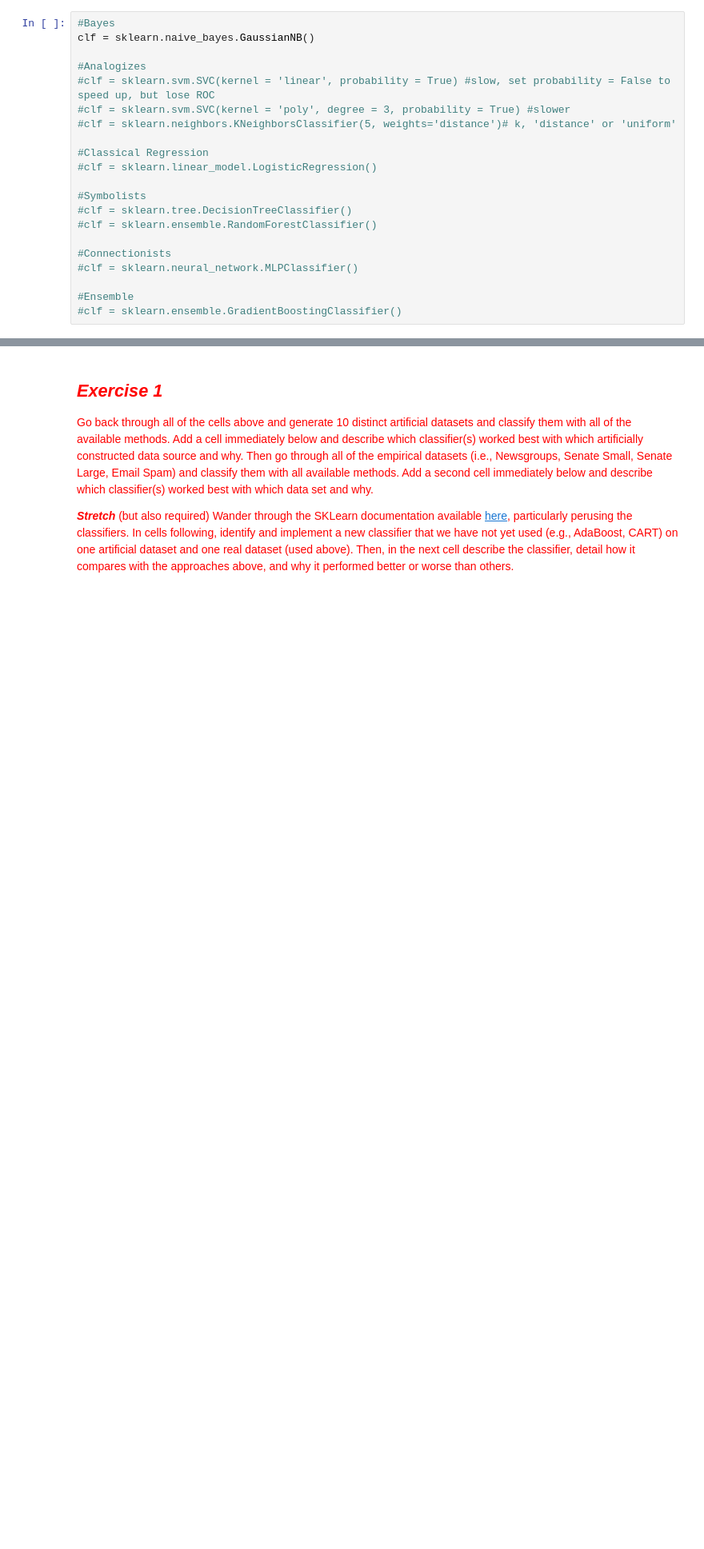
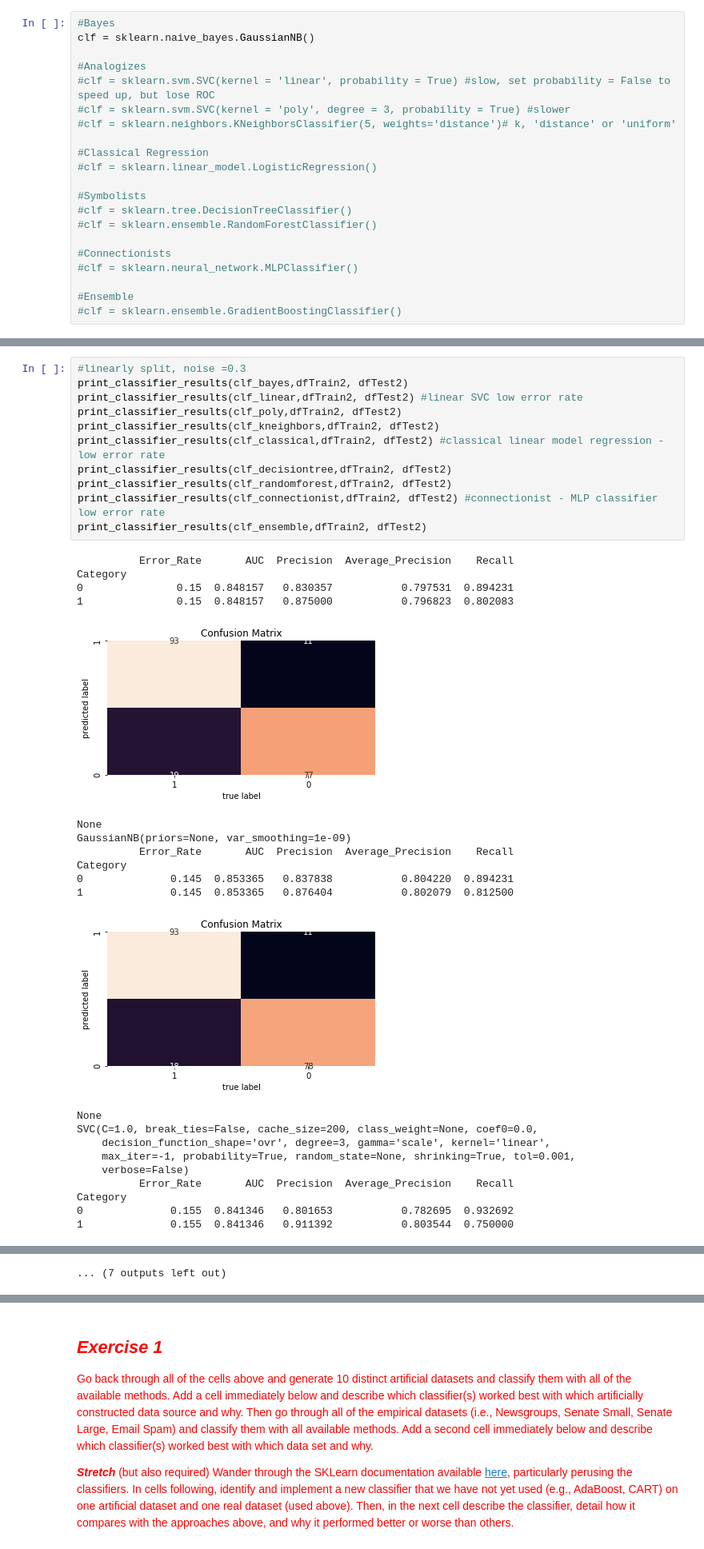
Before and after one commit to Computational-Content-Analysis-2020/Content-Analysis-2020, a Jupyter notebook: week-3/3-Classification.ipynb, the cells around one changed output, grey strips where cells are left out. Shown at 80% size. Cells and saved outputs as stored; diff of their text form; blank space fills up the shorter version.

```diff
--- a/week-3/3-Classification.ipynb
+++ b/week-3/3-Classification.ipynb
@@ -172,0 +334,33 @@ lucem_illud_2020.plotregions(clf, dfTrain)
+# %%
+#linearly split, noise =0.3
+print_classifier_results(clf_bayes,dfTrain2, dfTest2)
+print_classifier_results(clf_linear,dfTrain2, dfTest2) #linear SVC low error rate
+print_classifier_results(clf_poly,dfTrain2, dfTest2)
+print_classifier_results(clf_kneighbors,dfTrain2, dfTest2)
+print_classifier_results(clf_classical,dfTrain2, dfTest2) #classical linear model regression - low error rate
+print_classifier_results(clf_decisiontree,dfTrain2, dfTest2)
+print_classifier_results(clf_randomforest,dfTrain2, dfTest2)
+print_classifier_results(clf_connectionist,dfTrain2, dfTest2) #connectionist - MLP classifier low error rate
+print_classifier_results(clf_ensemble,dfTrain2, dfTest2)
+# %% [output]
+          Error_Rate       AUC  Precision  Average_Precision    Recall
+Category
+0               0.15  0.848157   0.830357           0.797531  0.894231
+1               0.15  0.848157   0.875000           0.796823  0.802083
+[figure, added]
+None
+GaussianNB(priors=None, var_smoothing=1e-09)
+          Error_Rate       AUC  Precision  Average_Precision    Recall
+Category
+0              0.145  0.853365   0.837838           0.804220  0.894231
+1              0.145  0.853365   0.876404           0.802079  0.812500
+[figure, added]
+None
+SVC(C=1.0, break_ties=False, cache_size=200, class_weight=None, coef0=0.0,
+    decision_function_shape='ovr', degree=3, gamma='scale', kernel='linear',
+    max_iter=-1, probability=True, random_state=None, shrinking=True, tol=0.001,
+    verbose=False)
+          Error_Rate       AUC  Precision  Average_Precision    Recall
+Category
+0              0.155  0.841346   0.801653           0.782695  0.932692
+1              0.155  0.841346   0.911392           0.803544  0.750000
@@ -172,0 +398 @@ lucem_illud_2020.plotregions(clf, dfTrain)
+... (7 outputs left out)
```
Also changed, not shown: parts of 110 cells of this notebook, 1 other file.
